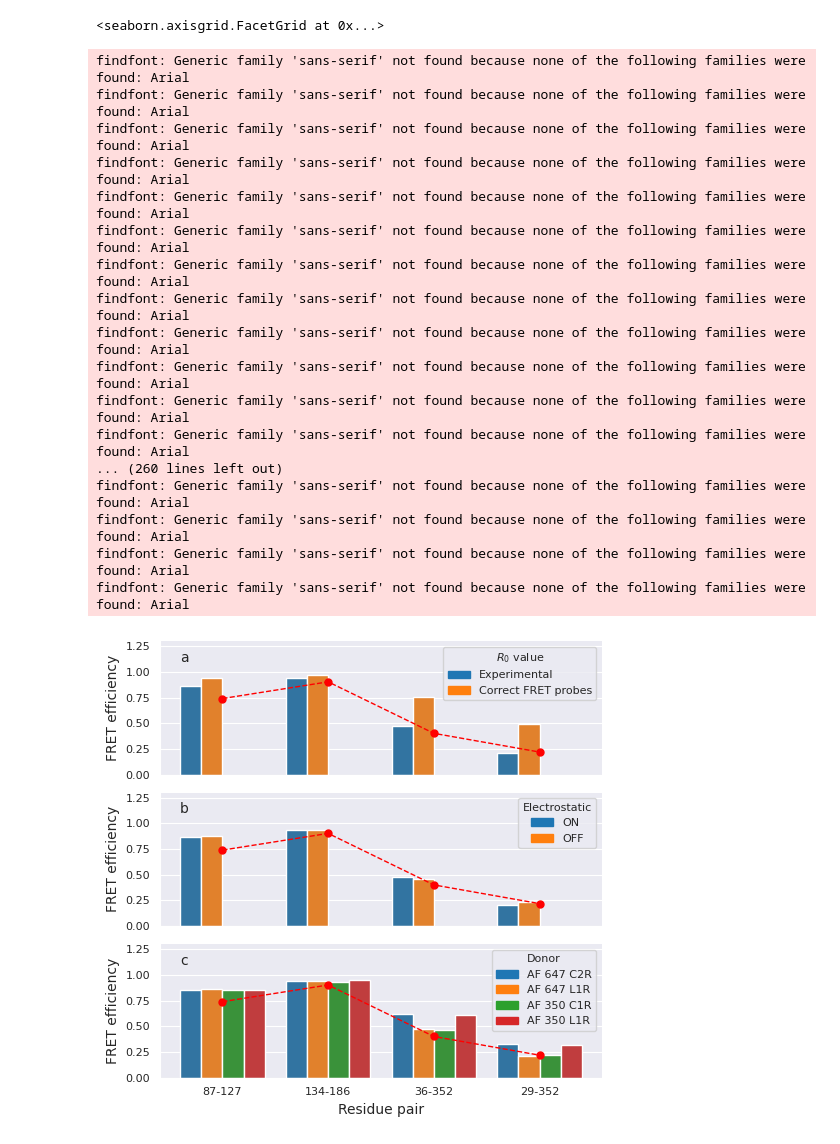
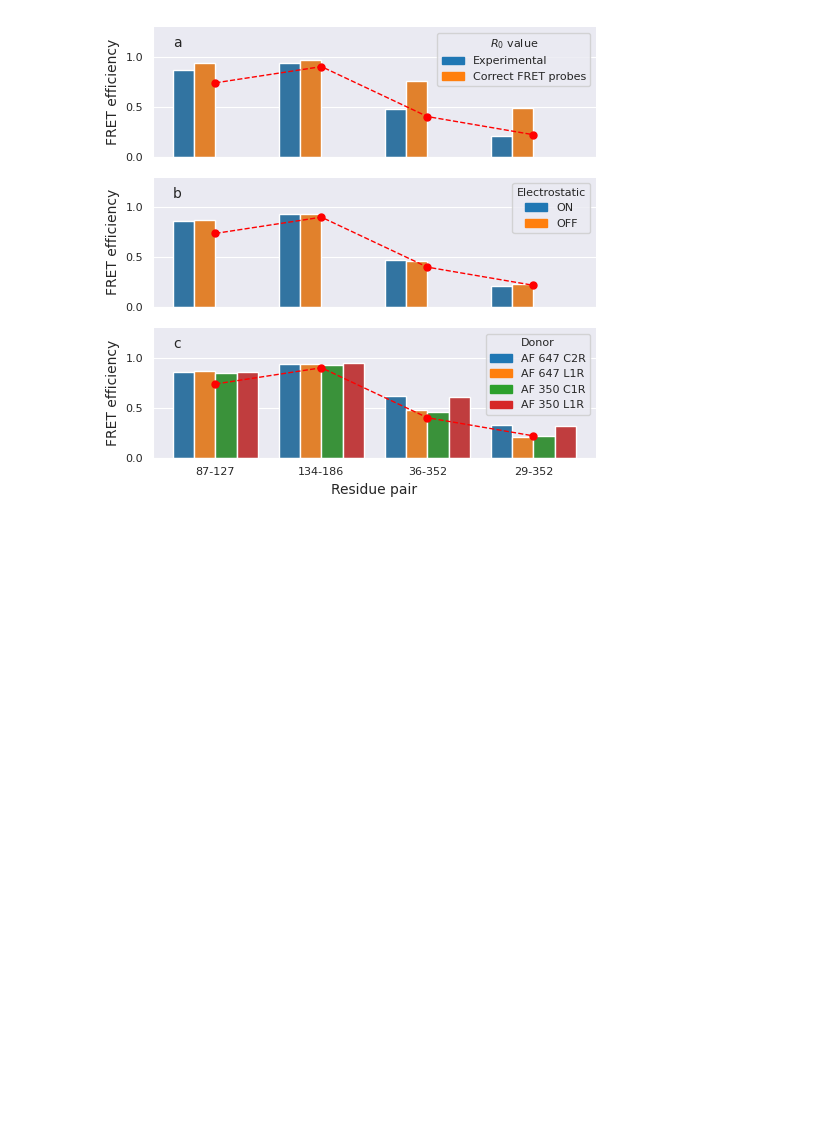
Before and after one commit to KULL-Centre/_2023_Montepietra_FRET, a Jupyter notebook: Fig_S10.ipynb, the cells around one changed output. Drawn from its saved outputs; the diff is of its cells as text; code cells hidden in the pictures; blank space fills up the shorter version.

```diff
--- a/Fig_S10.ipynb
+++ b/Fig_S10.ipynb
@@ -42,7 +42,7 @@ MalE_open_r0_647_647_name = np.repeat(['Ex', 'Static', 'Dynamic', 'Dynamic+', 'A
 MalE_open_r0_647_647_protein = np.repeat('MalE', len(MalE_open_r0_647_647_allE))
 MalE_open_r0_647_647_conformation = np.repeat('A', len(MalE_open_r0_647_647_allE))
 MalE_open_r0_647_647_comparison = np.repeat('R0', len(MalE_open_r0_647_647_allE))
-MalE_open_r0_647_647_df = pd.DataFrame({'E': MalE_open_r0_647_647_allE, 'Method': MalE_open_r0_647_647_name,
+MalE_open_r0_647_647_all_df = pd.DataFrame({'E': MalE_open_r0_647_647_allE, 'Method': MalE_open_r0_647_647_name,
                              'cutoff': MalE_open_r0_647_647_cutoff, 'res': MalE_open_r0_647_647_res,
                              'protein': MalE_open_r0_647_647_protein,
                              'conformation': MalE_open_r0_647_647_conformation,
@@ -68,7 +68,7 @@ MalE_open_name = np.repeat(['Ex', 'Eavg_cutoff', 'Static', 'Dynamic', 'Dynamic+'
 MalE_open_protein = np.repeat('MalE', len(MalE_open_allE))
 MalE_open_conformation = np.repeat('B', len(MalE_open_allE))
 MalE_open_comparison = np.repeat('R0', len(MalE_open_allE))
-MalE_open_df = pd.DataFrame({'E': MalE_open_allE, 'Method': MalE_open_name,
+MalE_open_all_df = pd.DataFrame({'E': MalE_open_allE, 'Method': MalE_open_name,
                              'cutoff': MalE_open_cutoff, 'res': MalE_open_res,
                              'protein': MalE_open_protein,
                              'conformation': MalE_open_conformation,
@@ -76,7 +76,7 @@ MalE_open_df = pd.DataFrame({'E': MalE_open_allE, 'Method': MalE_open_name,
 
 res_MalE_open = np.array(results_MalE_open_df.loc[results_MalE_open_df['cutoff'] == 10]['res'])
 
-MalE_df = pd.concat([MalE_open_df, MalE_open_r0_647_647_df], ignore_index=True)
+MalE_df = pd.concat([MalE_open_all_df, MalE_open_r0_647_647_all_df], ignore_index=True)
 # %%
 # Electrostatic = OFF
 MalE_open_el_off_res = np.tile(MalE_open_el_off_df['res'], 5)
@@ -93,7 +93,7 @@ MalE_open_el_off_name = np.repeat(['Ex', 'Static', 'Dynamic', 'Dynamic+', 'Avera
 MalE_open_el_off_protein = np.repeat('MalE', len(MalE_open_el_off_allE))
 MalE_open_el_off_conformation = np.repeat('A', len(MalE_open_el_off_allE))
 MalE_open_el_off_comparison= np.repeat('Electrostatic', len(MalE_open_el_off_allE))
-MalE_open_el_off_df = pd.DataFrame({'E': MalE_open_el_off_allE, 'Method': MalE_open_el_off_name,
+MalE_open_el_off_all_df = pd.DataFrame({'E': MalE_open_el_off_allE, 'Method': MalE_open_el_off_name,
                              'cutoff': MalE_open_el_off_cutoff, 'res': MalE_open_el_off_res,
                              'protein': MalE_open_el_off_protein,
                              'conformation': MalE_open_el_off_conformation,
@@ -125,9 +125,7 @@ MalE_open_df = pd.DataFrame({'E': MalE_open_allE, 'Method': MalE_open_name,
                              'conformation': MalE_open_conformation,
                              'comparison': MalE_open_comparison})
 
-res_MalE_open = np.array(results_MalE_open_df.loc[results_MalE_open_df['cutoff'] == 10]['res'])
-
-MalE_el_df = pd.concat([MalE_open_df, MalE_open_el_off_df], ignore_index=True)
+MalE_el_df = pd.concat([MalE_open_df, MalE_open_el_off_all_df], ignore_index=True)
 # %%
 # Donor = AlexaFluor 647 L1R
 MalE_open_647_L1R_res = np.tile(MalE_open_647_L1R_df['res'], 5)
@@ -144,7 +142,7 @@ MalE_open_647_L1R_name = np.repeat(['Ex', 'Static', 'Dynamic', 'Dynamic+', 'Aver
 MalE_open_647_L1R_protein = np.repeat('MalE', len(MalE_open_647_L1R_allE))
 MalE_open_647_L1R_conformation = np.repeat('B', len(MalE_open_647_L1R_allE))
 MalE_open_647_L1R_comparison = np.repeat('Fluorophore', len(MalE_open_647_L1R_allE))
-MalE_open_647_L1R_df = pd.DataFrame({'E': MalE_open_647_L1R_allE, 'Method': MalE_open_647_L1R_name,
+MalE_open_647_L1R_all_df = pd.DataFrame({'E': MalE_open_647_L1R_allE, 'Method': MalE_open_647_L1R_name,
                              'cutoff': MalE_open_647_L1R_cutoff, 'res': MalE_open_647_L1R_res,
                              'protein': MalE_open_647_L1R_protein,
                              'conformation': MalE_open_647_L1R_conformation,
@@ -165,7 +163,7 @@ MalE_open_350_C1R_name = np.repeat(['Ex', 'Static', 'Dynamic', 'Dynamic+', 'Aver
 MalE_open_350_C1R_protein = np.repeat('MalE', len(MalE_open_350_C1R_allE))
 MalE_open_350_C1R_conformation = np.repeat('C', len(MalE_open_350_C1R_allE))
 MalE_open_350_C1R_comparison = np.repeat('Fluorophore', len(MalE_open_350_C1R_allE))
-MalE_open_350_C1R_df = pd.DataFrame({'E': MalE_open_350_C1R_allE, 'Method': MalE_open_350_C1R_name,
+MalE_open_350_C1R_all_df = pd.DataFrame({'E': MalE_open_350_C1R_allE, 'Method': MalE_open_350_C1R_name,
                              'cutoff': MalE_open_350_C1R_cutoff, 'res': MalE_open_350_C1R_res,
                              'protein': MalE_open_350_C1R_protein,
                              'conformation': MalE_open_350_C1R_conformation,
@@ -186,7 +184,7 @@ MalE_open_350_L1R_name = np.repeat(['Ex', 'Static', 'Dynamic', 'Dynamic+', 'Aver
 MalE_open_350_L1R_protein = np.repeat('MalE', len(MalE_open_350_L1R_allE))
 MalE_open_350_L1R_conformation = np.repeat('D', len(MalE_open_350_L1R_allE))
 MalE_open_350_L1R_comparison = np.repeat('Fluorophore', len(MalE_open_350_L1R_allE))
-MalE_open_350_L1R_df = pd.DataFrame({'E': MalE_open_350_L1R_allE, 'Method': MalE_open_350_L1R_name,
+MalE_open_350_L1R_all_df = pd.DataFrame({'E': MalE_open_350_L1R_allE, 'Method': MalE_open_350_L1R_name,
                              'cutoff': MalE_open_350_L1R_cutoff, 'res': MalE_open_350_L1R_res,
                              'protein': MalE_open_350_L1R_protein,
                              'conformation': MalE_open_350_L1R_conformation,
@@ -212,22 +210,21 @@ MalE_open_name = np.repeat(['Ex', 'Eavg_cutoff', 'Static', 'Dynamic', 'Dynamic+'
 MalE_open_protein = np.repeat('MalE', len(MalE_open_allE))
 MalE_open_conformation = np.repeat('A', len(MalE_open_allE))
 MalE_open_comparison = np.repeat('Fluorophore', len(MalE_open_allE))
-MalE_open_df = pd.DataFrame({'E': MalE_open_allE, 'Method': MalE_open_name,
+MalE_open_all_df = pd.DataFrame({'E': MalE_open_allE, 'Method': MalE_open_name,
                              'cutoff': MalE_open_cutoff, 'res': MalE_open_res,
                              'protein': MalE_open_protein,
                              'conformation': MalE_open_conformation,
                              'comparison': MalE_open_comparison})
 
-res_MalE_open = np.array(results_MalE_open_df.loc[results_MalE_open_df['cutoff'] == 10]['res'])
-
-MalE_steric_df = pd.concat([MalE_open_df, MalE_open_647_L1R_df, MalE_open_350_C1R_df, MalE_open_350_L1R_df], ignore_index=True)
+MalE_steric_df = pd.concat([MalE_open_all_df, MalE_open_647_L1R_all_df, MalE_open_350_C1R_all_df, MalE_open_350_L1R_all_df],
+                           ignore_index=True)
 # %%
 MalE_comparison_df = pd.concat([MalE_df, MalE_el_df, MalE_steric_df], ignore_index=True)
 # %%
 sns.set_style('darkgrid')
-plt.rc('font', **{'family':'sans-serif','sans-serif':['Arial'], 'size': 8})
 
-g = sns.catplot(data=MalE_comparison_df.loc[(MalE_comparison_df['cutoff'] == 10) & (MalE_comparison_df['Method'] == 'Average')],
+g = sns.catplot(data=MalE_comparison_df.loc[(MalE_comparison_df['cutoff'] == 10) &
+                                            (MalE_comparison_df['Method'] == 'Average')],
                 x='res', y='E', row='comparison', hue='conformation',
                 sharey=False, sharex=True,
                 kind="bar", legend=False)
@@ -263,8 +260,6 @@ ax[0, 0].set_ylabel('FRET efficiency', fontsize=10)
 ax[1, 0].set_ylabel('FRET efficiency', fontsize=10)
 ax[2, 0].set_ylabel('FRET efficiency', fontsize=10)
 
-# ax[0, 1].legend(title='Donor', fontsize=8, title_fontsize=8)
-
 ax[0, 0].set_title('', fontsize=8)
 ax[1, 0].set_title('', fontsize=8)
 ax[2, 0].set_title('', fontsize=8)
@@ -289,7 +284,7 @@ ax[0, 0].set_ylim([0, 1.3])
 ax[1, 0].set_ylim([0, 1.3])
 ax[2, 0].set_ylim([0, 1.3])
 
-g.tight_layout()
+g.tight_layout();
 
 # g.figure.savefig('FRETpredict_MalE_comparison.eps')
 # %% [output]
@@ -313,19 +291 @@ findfont: Generic family 'sans-serif' not found because none of the following fa
-<seaborn.axisgrid.FacetGrid at 0x...>
-findfont: Generic family 'sans-serif' not found because none of the following families were found: Arial
-findfont: Generic family 'sans-serif' not found because none of the following families were found: Arial
-findfont: Generic family 'sans-serif' not found because none of the following families were found: Arial
-findfont: Generic family 'sans-serif' not found because none of the following families were found: Arial
-findfont: Generic family 'sans-serif' not found because none of the following families were found: Arial
-findfont: Generic family 'sans-serif' not found because none of the following families were found: Arial
-findfont: Generic family 'sans-serif' not found because none of the following families were found: Arial
-findfont: Generic family 'sans-serif' not found because none of the following families were found: Arial
-findfont: Generic family 'sans-serif' not found because none of the following families were found: Arial
-findfont: Generic family 'sans-serif' not found because none of the following families were found: Arial
-findfont: Generic family 'sans-serif' not found because none of the following families were found: Arial
-findfont: Generic family 'sans-serif' not found because none of the following families were found: Arial
-... (260 lines left out)
-findfont: Generic family 'sans-serif' not found because none of the following families were found: Arial
-findfont: Generic family 'sans-serif' not found because none of the following families were found: Arial
-findfont: Generic family 'sans-serif' not found because none of the following families were found: Arial
-findfont: Generic family 'sans-serif' not found because none of the following families were found: Arial
-[figure, old version]
+[figure, new version]
```
Also changed, not shown: parts of 1 cell of this notebook.
